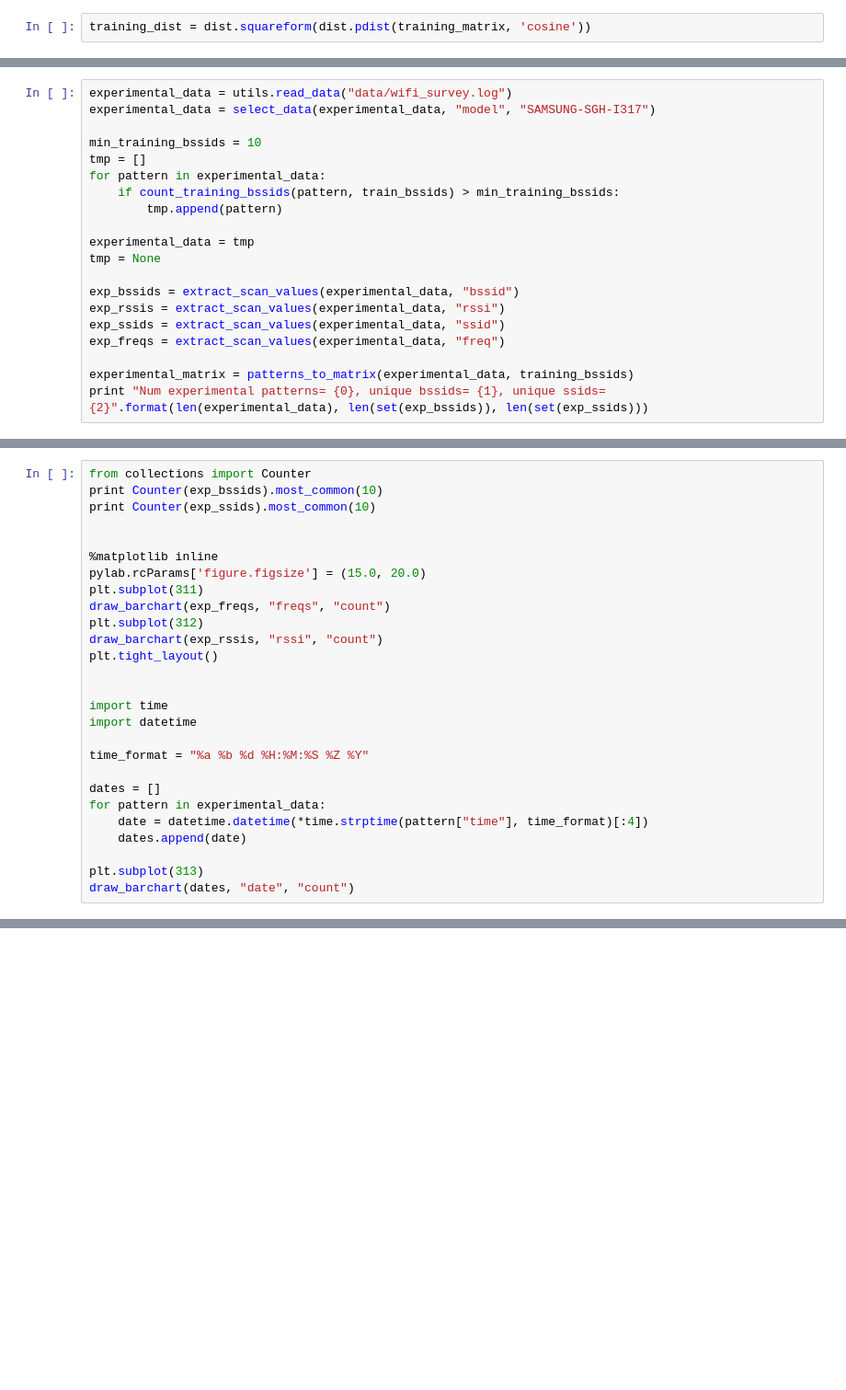
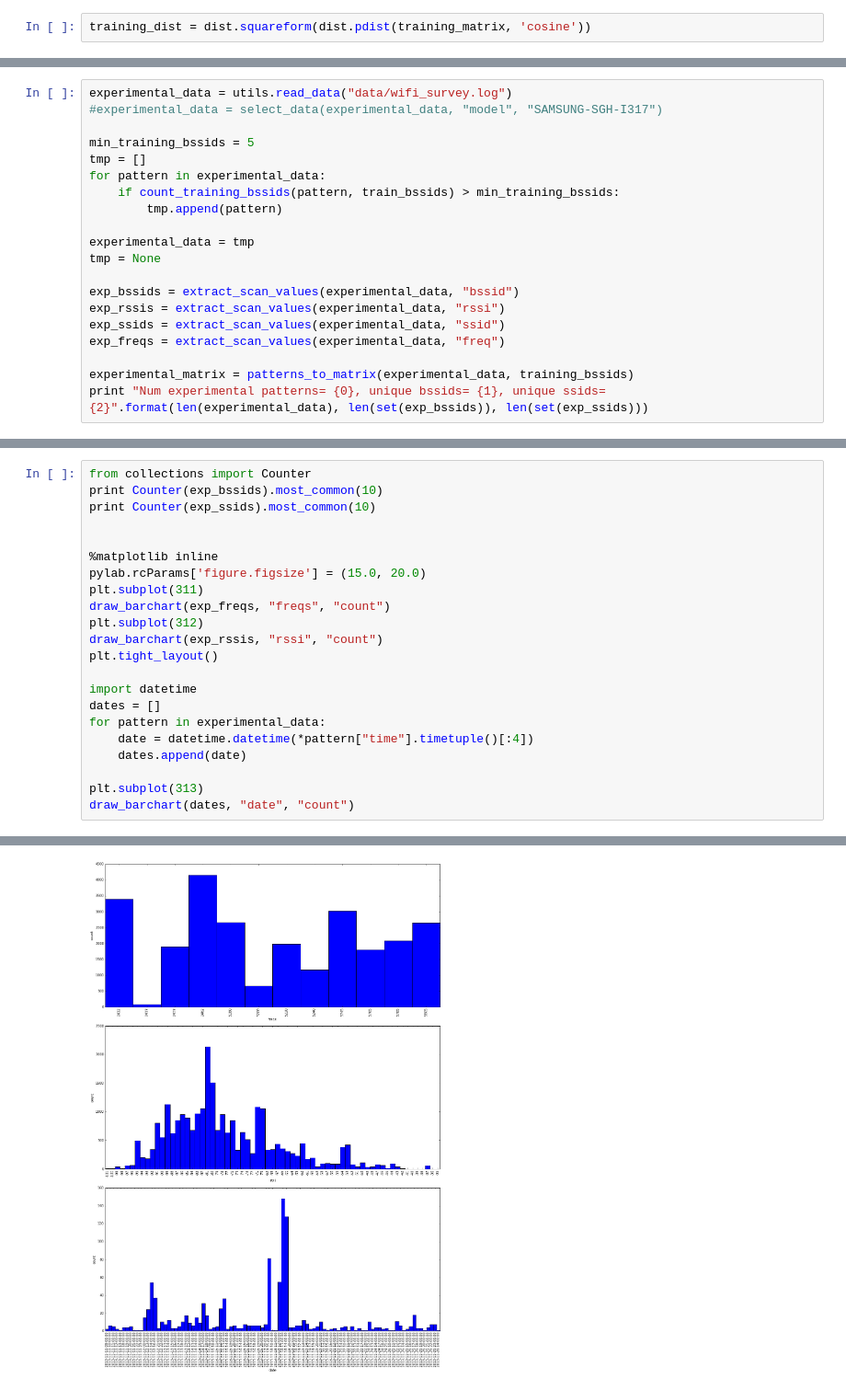
Before and after one commit to SoftBerlusoni/wifi_survey, a Jupyter notebook: Data Analysis.ipynb, the cells around one changed output, grey strips where cells are left out. Shown at 92% size. Saved outputs shown, nothing was run; the diff lists cells and outputs as text; blank space fills up the shorter version.

```diff
--- a/Data Analysis.ipynb
+++ b/Data Analysis.ipynb
@@ -87,8 +98,8 @@ plt.axis((0, len(training_dist), 0, len(training_dist)))
 # %%
 experimental_data = utils.read_data("data/wifi_survey.log")
-experimental_data = select_data(experimental_data, "model", "SAMSUNG-SGH-I317")
+#experimental_data = select_data(experimental_data, "model", "SAMSUNG-SGH-I317")
 
-min_training_bssids = 10
+min_training_bssids = 5
 tmp = []
 for pattern in experimental_data:
     if count_training_bssids(pattern, train_bssids) > min_training_bssids:
@@ -118,16 +138,12 @@ plt.subplot(312)
 draw_barchart(exp_rssis, "rssi", "count")
 plt.tight_layout()
 
-
-import time
 import datetime
-
-time_format = "%a %b %d %H:%M:%S %Z %Y"
-
 dates = []
 for pattern in experimental_data:
-    date = datetime.datetime(*time.strptime(pattern["time"], time_format)[:4])
+    date = datetime.datetime(*pattern["time"].timetuple()[:4])
     dates.append(date)
 
 plt.subplot(313)
 draw_barchart(dates, "date", "count")
+# %% [output]
@@ -134,3 +152,4 @@ draw_barchart(dates, "date", "count")
+[figure, added]
 # %%
 experimental_dist = dist.cdist(training_matrix, experimental_matrix, 'cosine')
 experimental_dist = numpy.transpose(numpy.nan_to_num(experimental_dist))
```
Also changed, not shown: parts of 14 cells of this notebook, 30 other files.
